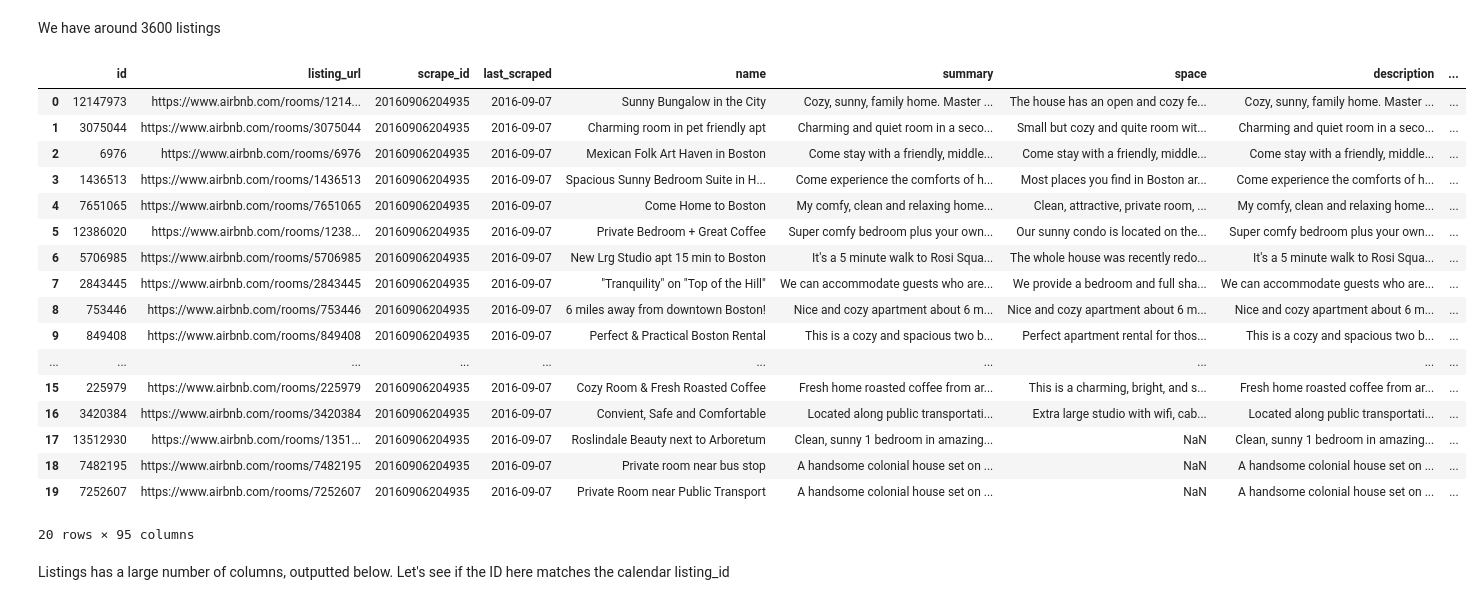
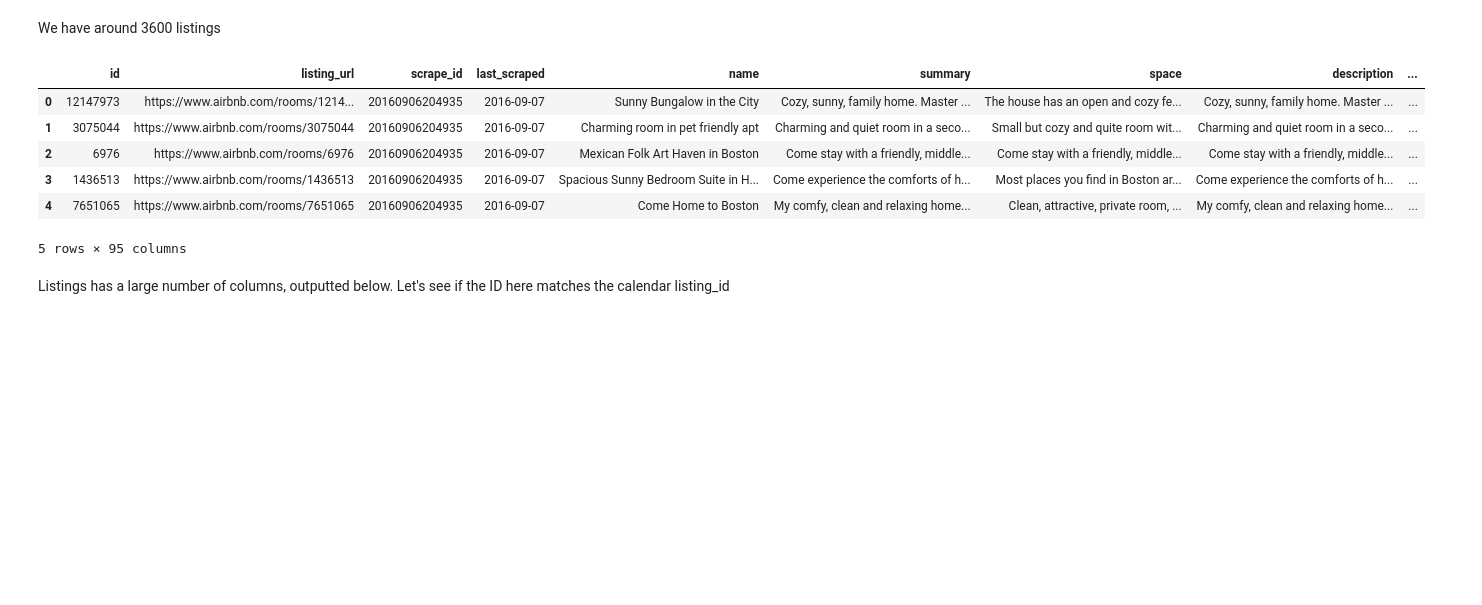
Before and after one commit to ogurashi/Boston-AirBnB-Analysis, a Jupyter notebook: rentals.ipynb, the cells around one changed output. Drawn from its saved outputs; the diff is of its cells as text; code cells hidden in the pictures; blank space fills up the shorter version.

Commit message:
ready to be cleaned up and packaged

```diff
--- a/rentals.ipynb
+++ b/rentals.ipynb
@@ -74,26 +76,15 @@ Int64Index([12898806, 14710769,  7018497,  3946215,   951473,  5718921,
 # %% [markdown]
 We have around 3600 listings
 # %%
-listings.head(20)
+listings.head(5)
 # %% [output]
 |  | id | listing_url | scrape_id | last_scraped | name | summary | space | description | ... |
 | 0 | 12147973 | https://www.airbnb.com/rooms/1214... | 20160906204935 | 2016-09-07 | Sunny Bungalow in the City | Cozy, sunny, family home. Master ... | The house has an open and cozy fe... | Cozy, sunny, family home. Master ... | ... |
 | 1 | 3075044 | https://www.airbnb.com/rooms/3075044 | 20160906204935 | 2016-09-07 | Charming room in pet friendly apt | Charming and quiet room in a seco... | Small but cozy and quite room wit... | Charming and quiet room in a seco... | ... |
 | 2 | 6976 | https://www.airbnb.com/rooms/6976 | 20160906204935 | 2016-09-07 | Mexican Folk Art Haven in Boston | Come stay with a friendly, middle... | Come stay with a friendly, middle... | Come stay with a friendly, middle... | ... |
 | 3 | 1436513 | https://www.airbnb.com/rooms/1436513 | 20160906204935 | 2016-09-07 | Spacious Sunny Bedroom Suite in H... | Come experience the comforts of h... | Most places you find in Boston ar... | Come experience the comforts of h... | ... |
 | 4 | 7651065 | https://www.airbnb.com/rooms/7651065 | 20160906204935 | 2016-09-07 | Come Home to Boston | My comfy, clean and relaxing home... | Clean, attractive, private room, ... | My comfy, clean and relaxing home... | ... |
-| 5 | 12386020 | https://www.airbnb.com/rooms/1238... | 20160906204935 | 2016-09-07 | Private Bedroom + Great Coffee | Super comfy bedroom plus your own... | Our sunny condo is located on the... | Super comfy bedroom plus your own... | ... |
-| 6 | 5706985 | https://www.airbnb.com/rooms/5706985 | 20160906204935 | 2016-09-07 | New Lrg Studio apt 15 min to Boston | It's a 5 minute walk to Rosi Squa... | The whole house was recently redo... | It's a 5 minute walk to Rosi Squa... | ... |
-| 7 | 2843445 | https://www.airbnb.com/rooms/2843445 | 20160906204935 | 2016-09-07 | "Tranquility" on "Top of the Hill" | We can accommodate guests who are... | We provide a bedroom and full sha... | We can accommodate guests who are... | ... |
-| 8 | 753446 | https://www.airbnb.com/rooms/753446 | 20160906204935 | 2016-09-07 | 6 miles away from downtown Boston! | Nice and cozy apartment about 6 m... | Nice and cozy apartment about 6 m... | Nice and cozy apartment about 6 m... | ... |
-| 9 | 849408 | https://www.airbnb.com/rooms/849408 | 20160906204935 | 2016-09-07 | Perfect & Practical Boston Rental | This is a cozy and spacious two b... | Perfect apartment rental for thos... | This is a cozy and spacious two b... | ... |
-| ... | ... | ... | ... | ... | ... | ... | ... | ... | ... |
-| 15 | 225979 | https://www.airbnb.com/rooms/225979 | 20160906204935 | 2016-09-07 | Cozy Room & Fresh Roasted Coffee | Fresh home roasted coffee from ar... | This is a charming, bright, and s... | Fresh home roasted coffee from ar... | ... |
-| 16 | 3420384 | https://www.airbnb.com/rooms/3420384 | 20160906204935 | 2016-09-07 | Convient, Safe and Comfortable | Located along public transportati... | Extra large studio with wifi, cab... | Located along public transportati... | ... |
-| 17 | 13512930 | https://www.airbnb.com/rooms/1351... | 20160906204935 | 2016-09-07 | Roslindale Beauty next to Arboretum | Clean, sunny 1 bedroom in amazing... | NaN | Clean, sunny 1 bedroom in amazing... | ... |
-| 18 | 7482195 | https://www.airbnb.com/rooms/7482195 | 20160906204935 | 2016-09-07 | Private room near bus stop | A handsome colonial house set on ... | NaN | A handsome colonial house set on ... | ... |
-| 19 | 7252607 | https://www.airbnb.com/rooms/7252607 | 20160906204935 | 2016-09-07 | Private Room near Public Transport | A handsome colonial house set on ... | NaN | A handsome colonial house set on ... | ... |
-20 rows × 95 columns
+5 rows × 95 columns
 # %% [markdown]
 Listings has a large number of columns, outputted below. Let's see if the ID here matches the calendar listing_id
 # %%
```
Also changed, not shown: parts of 43 cells of this notebook.
